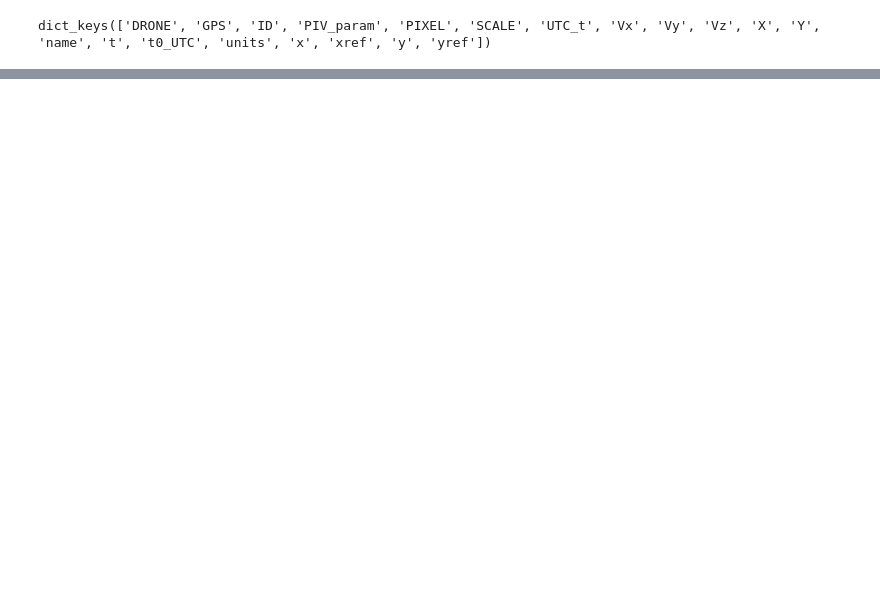
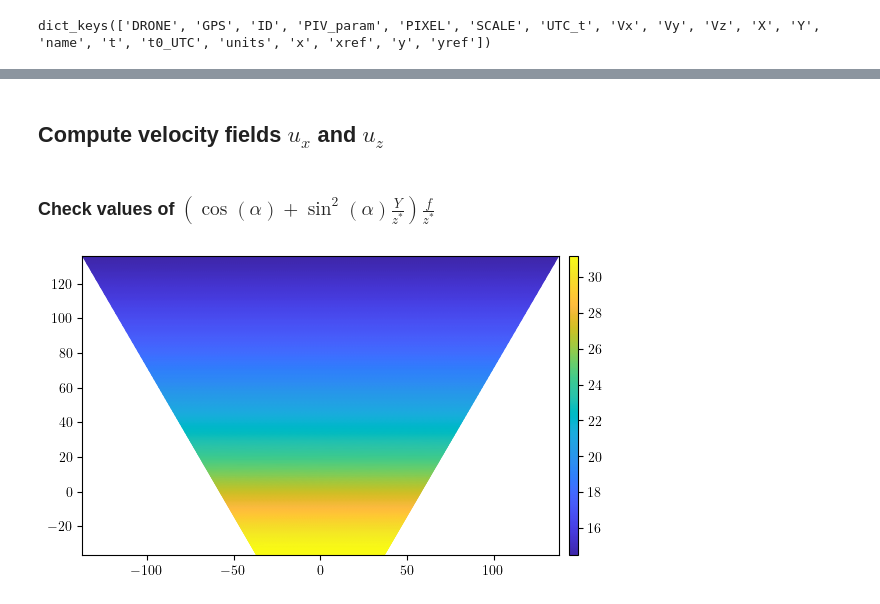
Before and after one commit to Turbotice/icewave, a Jupyter notebook: icewave/sebastien/BicWin2024/BicWin25_oblique_view.ipynb, the cells around one changed output, grey strips where cells are left out. Drawn from its saved outputs; the diff is of its cells as text; code cells hidden in the pictures; blank space fills up the shorter version.

Commit message:
Updates scripts and notebooks for drone oblique viewa reconstruction

```diff
--- a/icewave/sebastien/BicWin2024/BicWin25_oblique_view.ipynb
+++ b/icewave/sebastien/BicWin2024/BicWin25_oblique_view.ipynb
@@ -125,0 +168,23 @@ array([[-137.41457171, -134.65009121, -131.99464772, ...,  -37.24435385,
+# %% [markdown]
+## Compute velocity fields $u_x$ and $u_z$
+# %% [markdown]
+### Check values of $(\cos(\alpha) + \sin^2(\alpha)\frac{Y}{z^*})\frac{f}{z^*}$
+# %%
+alpha = S['DRONE']['alpha_0']
+h = S['DRONE']['h_drone']
+f = S['DRONE']['focale']
+Y = S['Y']
+X = S['X']
+
+z_star = dp.get_zstar(h,alpha,Y)
+
+coeff = (np.cos(alpha) + (np.sin(alpha)**2)*Y/z_star)*f/z_star
+
+fig, ax = plt.subplots()
+imsh = ax.pcolormesh(S['X'],S['Y'],coeff,shading = 'gouraud',cmap = parula_map)
+divider = make_axes_locatable(ax)
+cax = divider.append_axes("right", size="2%", pad=0.1)
+cbar = plt.colorbar(imsh,cax = cax)
+ax.set_aspect(1)
+# %% [output]
+[figure, added]
```
Also changed, not shown: parts of 26 cells of this notebook, 2 other files.
